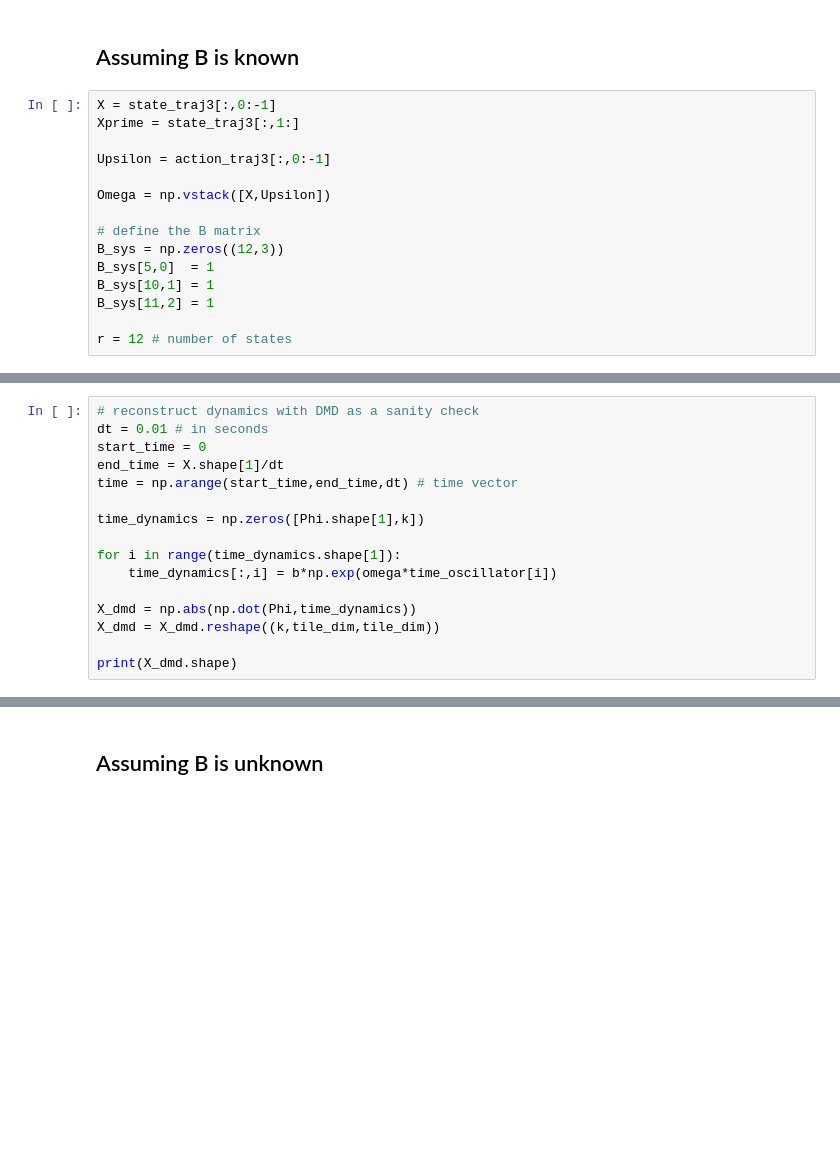
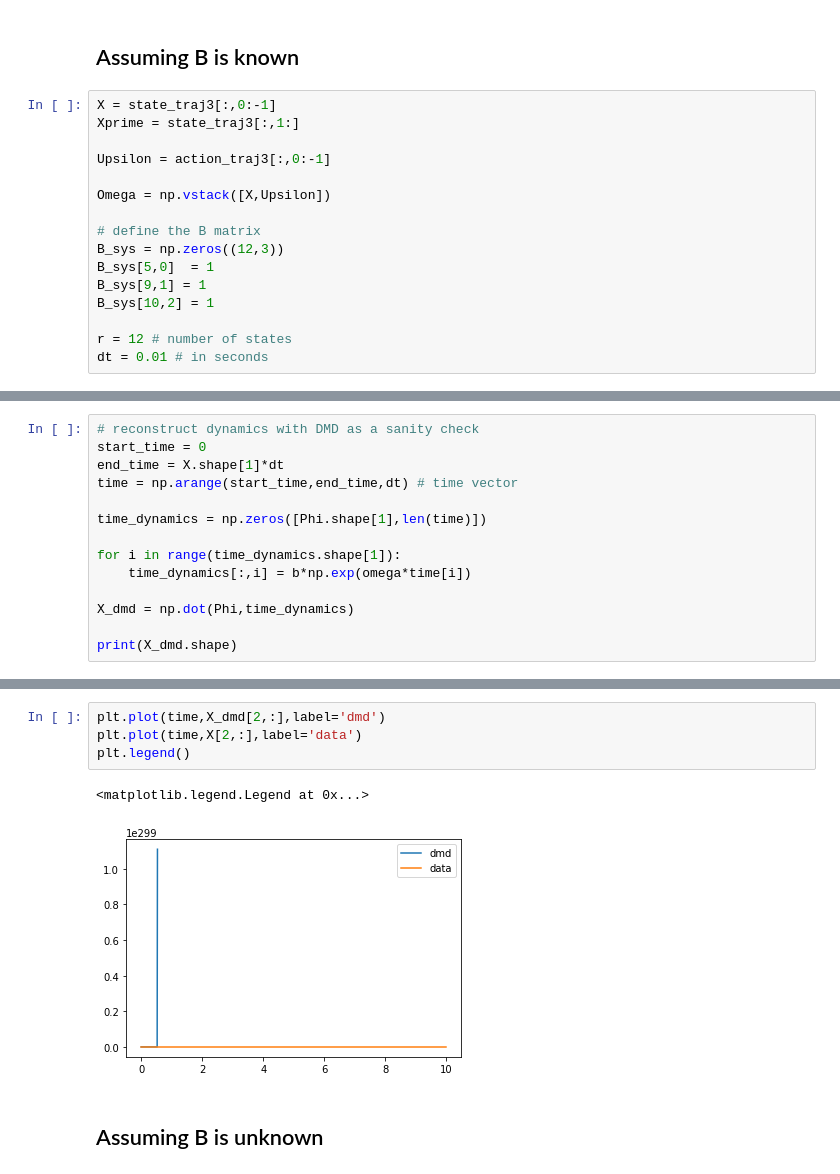
Before and after one commit to dd292/system_identificatification_robofly, a Jupyter notebook: DMDc/DMDc_RoboFly.ipynb, the cells around one changed output, grey strips where cells are left out. Drawn from its saved outputs; the diff is of its cells as text; blank space fills up the shorter version.

```diff
--- a/DMDc/DMDc_RoboFly.ipynb
+++ b/DMDc/DMDc_RoboFly.ipynb
@@ -268,10 +268,11 @@ Omega = np.vstack([X,Upsilon])
 # define the B matrix
 B_sys = np.zeros((12,3))
 B_sys[5,0]  = 1
-B_sys[10,1] = 1
-B_sys[11,2] = 1
+B_sys[9,1] = 1
+B_sys[10,2] = 1
 
 r = 12 # number of states
+dt = 0.01 # in seconds
 # %%
 Phi, Lambda, b = DMDc(X,Xprime,Upsilon,r, B_sys)
 omega = np.log(np.diag(Lambda))/dt
@@ -291,17 +292,15 @@ omega = np.log(np.diag(Lambda))/dt
 # %%
 # reconstruct dynamics with DMD as a sanity check
-dt = 0.01 # in seconds
 start_time = 0
-end_time = X.shape[1]/dt
+end_time = X.shape[1]*dt
 time = np.arange(start_time,end_time,dt) # time vector
 
-time_dynamics = np.zeros([Phi.shape[1],k])
+time_dynamics = np.zeros([Phi.shape[1],len(time)])
 
 for i in range(time_dynamics.shape[1]):
-    time_dynamics[:,i] = b*np.exp(omega*time_oscillator[i])
+    time_dynamics[:,i] = b*np.exp(omega*time[i])
 
-X_dmd = np.abs(np.dot(Phi,time_dynamics))
-X_dmd = X_dmd.reshape((k,tile_dim,tile_dim))
+X_dmd = np.dot(Phi,time_dynamics)
 
 print(X_dmd.shape)
 # %% [output]
@@ -312,2 +308,9 @@ print(X_dmd.shape)
+# %%
+plt.plot(time,X_dmd[2,:],label='dmd')
+plt.plot(time,X[2,:],label='data')
+plt.legend()
+# %% [output]
+<matplotlib.legend.Legend at 0x...>
+[figure, added]
 # %% [markdown]
 ## Assuming B is unknown
```
Also changed, not shown: parts of 4 cells of this notebook, 4 other files.
